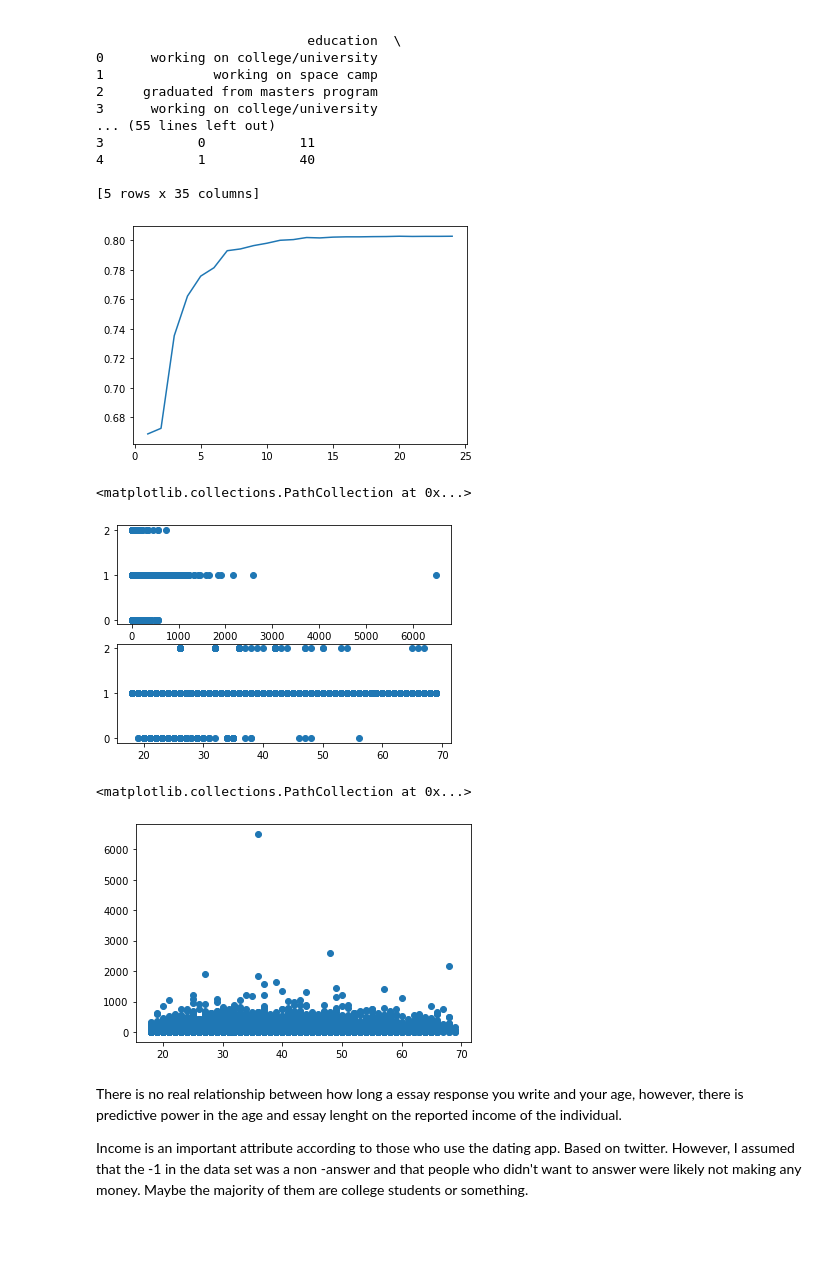
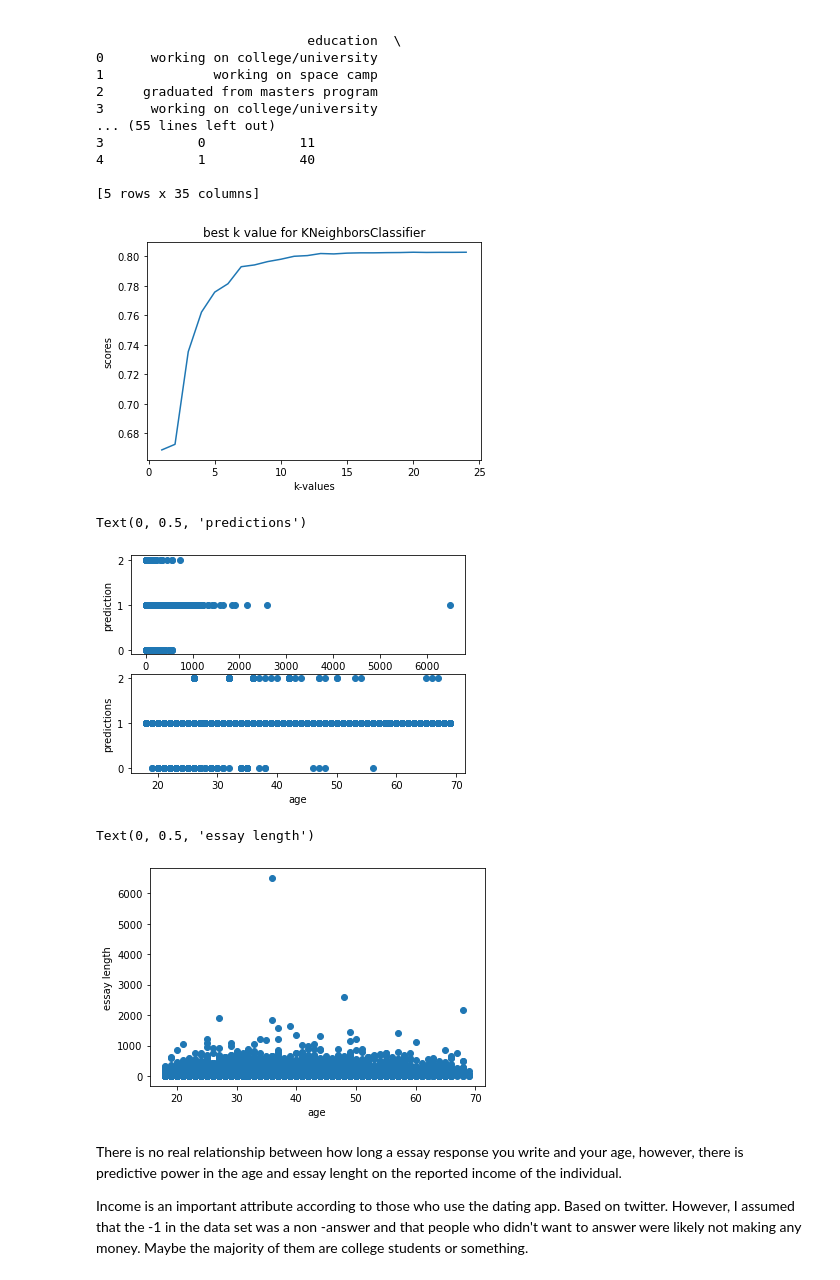
Before and after one commit to BabsWo/date_a_scientist, a Jupyter notebook: date-a-scientist.ipynb, the cells around one changed output. Drawn from its saved outputs; the diff is of its cells as text; code cells hidden in the pictures; blank space fills up the shorter version.

```diff
--- a/date-a-scientist.ipynb
+++ b/date-a-scientist.ipynb
@@ -94,29 +94,39 @@ predictions = predictions.tolist()
 # %%
 scores = []
 
 for k in range(1, 25):
     classifier = KNeighborsClassifier(n_neighbors = k)
     classifier.fit(train_data, train_labels)
     scores.append(classifier.score(test_data, test_labels))
 
 
 plt.plot(range(1, 25), scores)
+
+plt.title('best k value for KNeighborsClassifier')
+plt.xlabel('k-values')
+plt.ylabel('scores')
 plt.show()
 # %% [output]
-[figure, old version]
+[figure, new version]
 # %%
 plt.subplot(2,1,1)
 plt.scatter(test_data.essay0_length, predictions)
+plt.xlabel('essay length')
+plt.ylabel('prediction')
 plt.subplot(2,1,2)
 plt.scatter(test_data.age, predictions)
+plt.xlabel('age')
+plt.ylabel('predictions')
 # %% [output]
-<matplotlib.collections.PathCollection at 0x...>
+Text(0, 0.5, 'predictions')
-[figure, old version]
+[figure, new version]
 # %%
 plt.scatter(test_data.age, test_data.essay0_length)
+plt.xlabel('age')
+plt.ylabel('essay length')
 # %% [output]
-<matplotlib.collections.PathCollection at 0x...>
+Text(0, 0.5, 'essay length')
-[figure, old version]
+[figure, new version]
 # %% [markdown]
 There is no real relationship between how long a essay response you write and your age, however, there is predictive power in the age and essay lenght on the reported income of the individual.
 
```
Also changed, not shown: parts of 2 cells of this notebook.
